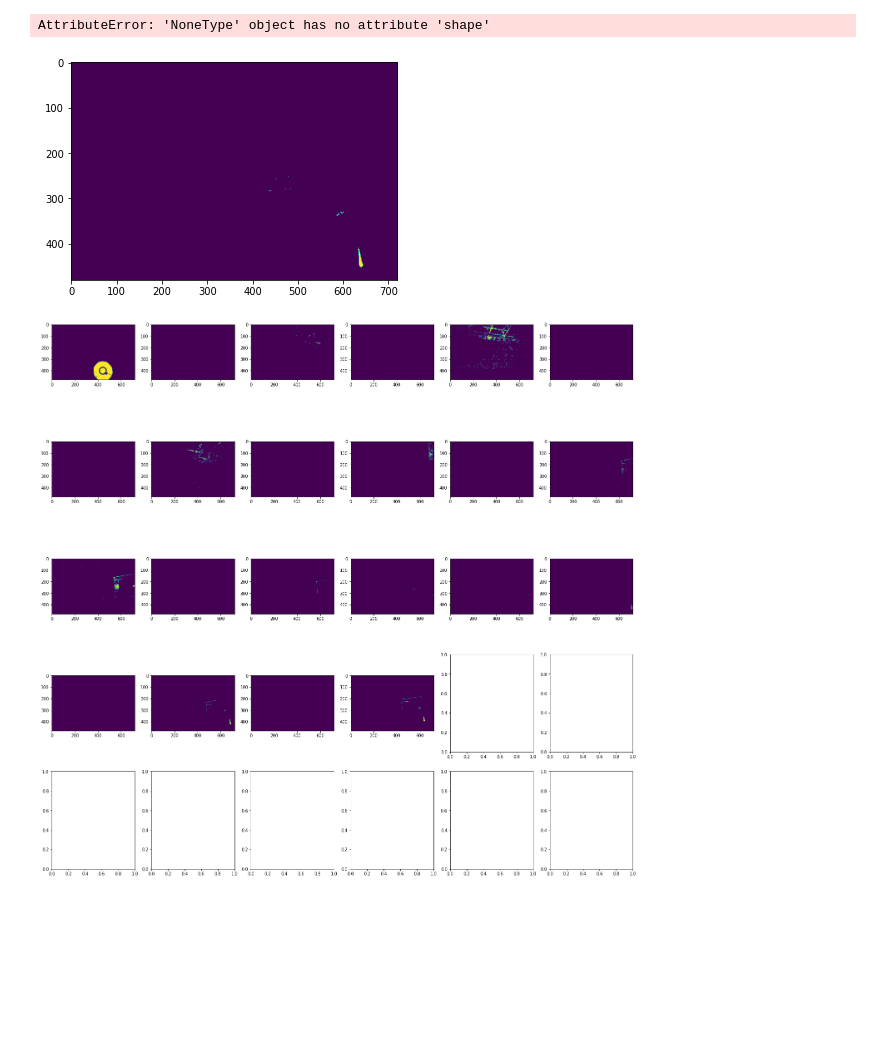
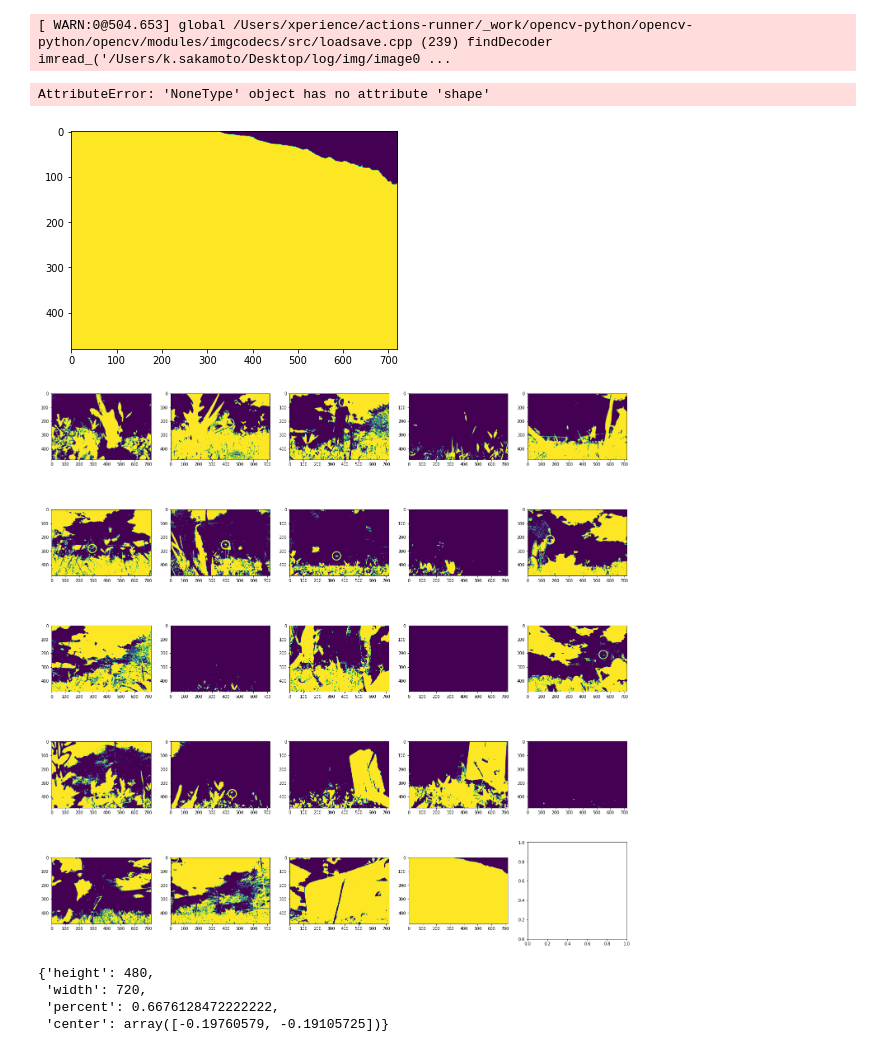
Before and after one commit to tossyy/cansat2022, a Jupyter notebook: main/best_color.ipynb, the cells around one changed output. Drawn from its saved outputs; the diff is of its cells as text; code cells hidden in the pictures; blank space fills up the shorter version.

```diff
--- a/main/best_color.ipynb
+++ b/main/best_color.ipynb
@@ -8,36 +8,92 @@ def get_mask(path):
 
     img = cv2.imread(path) # 画像を読み込む
 
     height, width = img.shape[:2] # 画像のサイズを取得する
 
     hsv = cv2.cvtColor(img, cv2.COLOR_BGR2HSV) # 色基準で2値化する
 
     # 色の範囲を指定する
     hsv_min = np.array([0,145,0])
     hsv_max = np.array([5,255,255])
     mask1 = cv2.inRange(hsv, hsv_min, hsv_max)
 
     # 赤色のHSVの値域2
     hsv_min = np.array([150,110,0]) #カメラ故障のため，0→150へ変更
     hsv_max = np.array([179,255,255])
     mask2 = cv2.inRange(hsv, hsv_min, hsv_max)
 
     # 指定した色に基づいたマスク画像の生成
     # mask1 = cv2.inRange(hsv, lower_color1, upper_color1)
     mask = mask1 +  mask2
 
     return mask
 
-mask = get_mask("/Users/k.sakamoto/Desktop/img/image029.jpg") #一番コーンが綺麗に写ってる
+mask = get_mask("/Users/k.sakamoto/Desktop/log/img/image023.jpg") #一番コーンが綺麗に写ってる
 plt.imshow(mask)
 
 n = 9
-fig, ax = plt.subplots(5, 6, figsize=(25,25)) #nを変えて写真の枚数に合わせる。今回は9*9=81枚
+fig, ax = plt.subplots(5, 5, figsize=(25,25)) #nを変えて写真の枚数に合わせる。今回は9*9=81枚
 ax = ax.ravel()
 for i, a in enumerate(ax):
-    a.imshow(get_mask("/Users/k.sakamoto/Desktop/img/image{:>03d}.jpg".format(i))) #いっぱい写真が入っているフォルダ
+    a.imshow(get_mask("/Users/k.sakamoto/Desktop/log/img/image{:>03d}.jpg".format(i))) #いっぱい写真が入っているフォルダ
 plt.show()
 # %% [output]
-AttributeError: 'NoneType' object has no attribute 'shape'
+[ WARN:0@504.653] global /Users/xperience/actions-runner/_work/opencv-python/opencv-python/opencv/modules/imgcodecs/src/loadsave.cpp (239) findDecoder imread_('/Users/k.sakamoto/Desktop/log/img/image0 ...
+AttributeError: 'NoneType' object has no attribute 'shape'
-[figure, old version]
+[figure, new version]
-[figure, old version]
+[figure, new version]
+# %%
+def detect_center(file_path):
+    img = cv2.imread(file_path) # 画像を読み込む
+
+    height, width = img.shape[:2] # 画像のサイズを取得する
+
+    hsv = cv2.cvtColor(img, cv2.COLOR_BGR2HSV) # 色基準で2値化する
+
+    # 色の範囲を指定する
+    hsv_min = np.array([0,145,0])
+    hsv_max = np.array([5,255,255])
+    mask1 = cv2.inRange(hsv, hsv_min, hsv_max)
+
+    # 赤色のHSVの値域2
+    hsv_min = np.array([0,110,0]) #カメラ故障のため，0→150へ変更
+    hsv_max = np.array([179,255,255])
+    mask2 = cv2.inRange(hsv, hsv_min, hsv_max)
+
+    mask = mask1 + mask2
+
+    # 非ゼロのピクセルが連続してできた領域を検出する
+    nlabels, labels, stats, centroids = cv2.connectedComponentsWithStats(mask)
+
+    #　画像の背景の番号は 0 とラベリングされているので、実際のオブジェクトの数は nlabels - 1 となる
+    nlabels = nlabels - 1
+    labels = np.delete(labels, obj=0, axis=0)
+    stats = np.delete(stats, obj=0, axis=0)
+    centroids = np.delete(centroids, obj=0, axis=0)
+    centroids[:,0] = (width/2 - centroids[:,0]) / width*2
+    centroids[:,1] = (height/2 - centroids[:,1]) / height*2
+    percent = stats[:,4] / (height*width)
+
+    res = {}
+    if nlabels == 0:
+        res['height'] = None
+        res['width'] = None
+        res['percent'] = 0
+        res['center'] = None
+    else:
+        max_index = np.argmax(percent)
+        res['height'] = height
+        res['width'] = width
+        res['percent'] = percent[max_index]
+        res['center'] = centroids[max_index]
+        #self.save_detected_img(file_path, img, ((1-res['center'][0])*width/2, (1-res['center'][1])*height/2))
+
+    return res
+
+res = detect_center("/Users/k.sakamoto/Desktop/log/img/image022.jpg")
+res
+# %% [output]
+{'height': 480,
+ 'width': 720,
+ 'percent': 0.6676128472222222,
+ 'center': array([-0.19760579, -0.19105725])}
```
Also changed, not shown: 1 other file.
